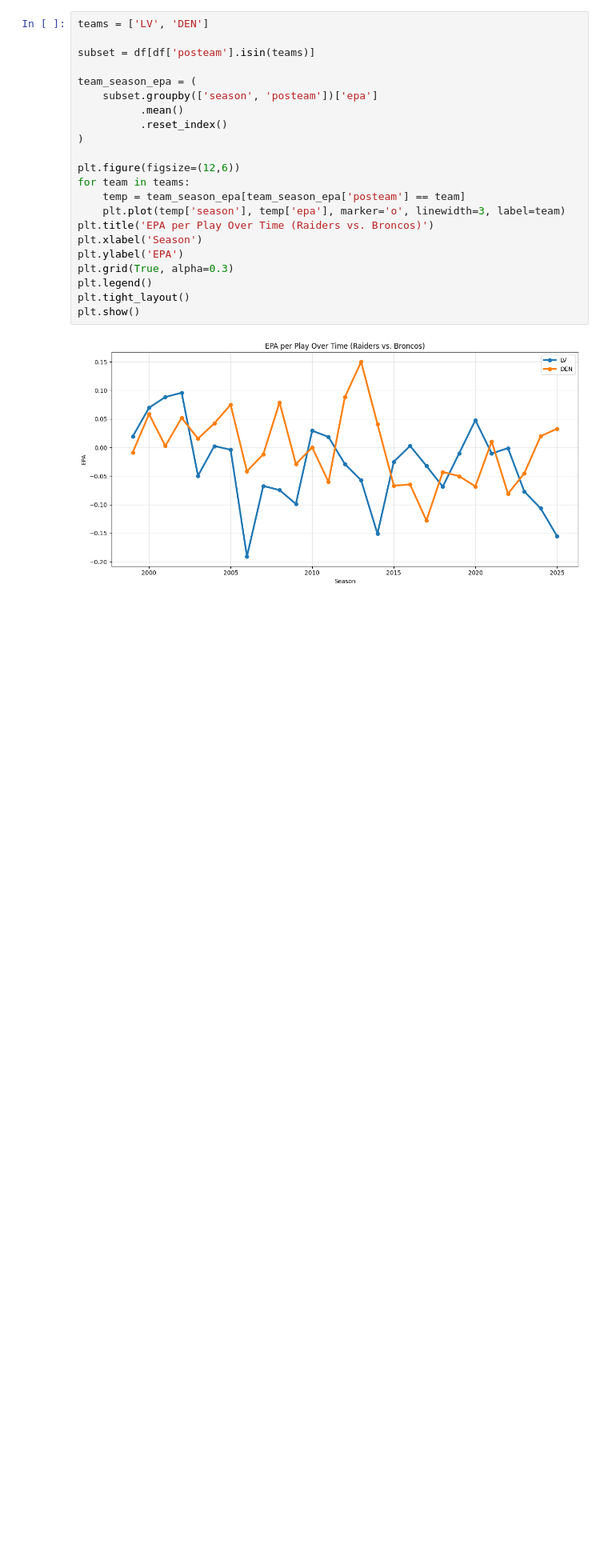
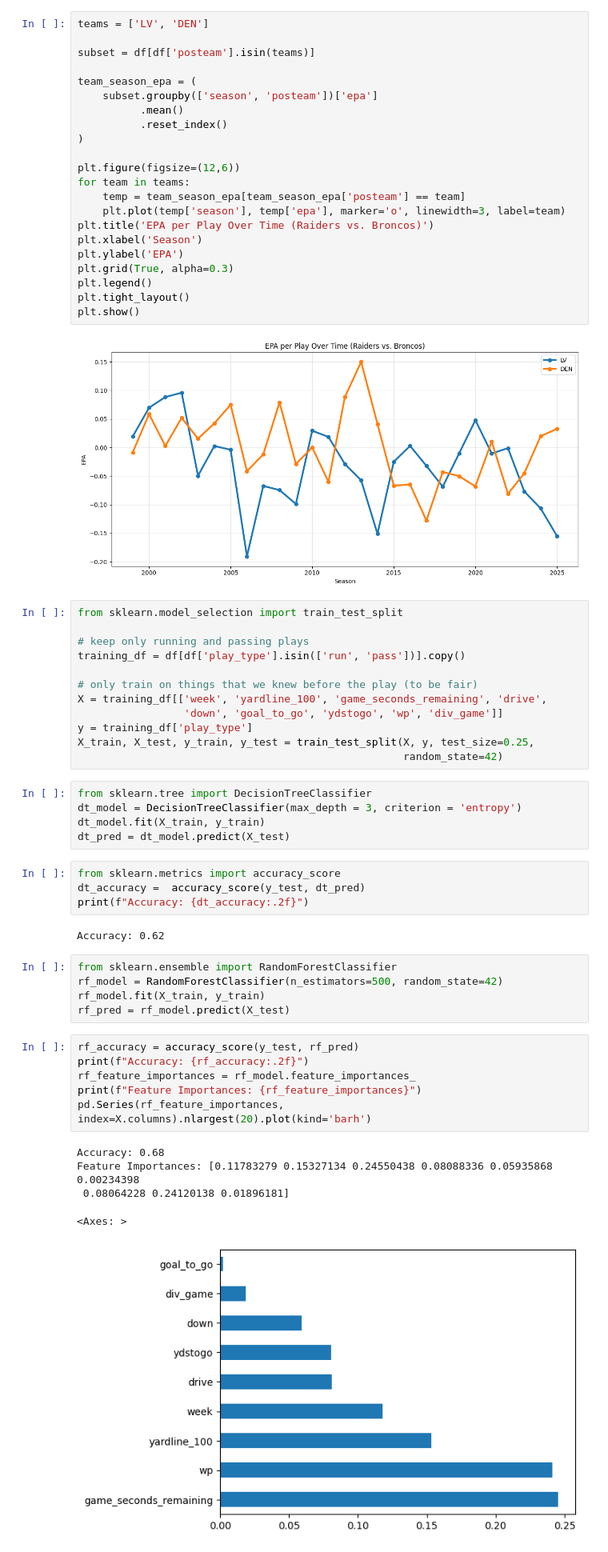
Before and after one commit to cwedell/bus673, a Jupyter notebook: NFLverse_EDA.ipynb, the cells around one changed output. Shown at 80% size. Cells and saved outputs as stored; diff of their text form; blank space fills up the shorter version.

```diff
--- a/NFLverse_EDA.ipynb
+++ b/NFLverse_EDA.ipynb
@@ -149,3 +173,43 @@ plt.tight_layout()
 plt.show()
 # %% [output]
 [figure]
+# %%
+from sklearn.model_selection import train_test_split
+
+# keep only running and passing plays
+training_df = df[df['play_type'].isin(['run', 'pass'])].copy()
+
+# only train on things that we knew before the play (to be fair)
+X = training_df[['week', 'yardline_100', 'game_seconds_remaining', 'drive',
+                 'down', 'goal_to_go', 'ydstogo', 'wp', 'div_game']]
+y = training_df['play_type']
+X_train, X_test, y_train, y_test = train_test_split(X, y, test_size=0.25,
+                                                    random_state=42)
+# %%
+from sklearn.tree import DecisionTreeClassifier
+dt_model = DecisionTreeClassifier(max_depth = 3, criterion = 'entropy')
+dt_model.fit(X_train, y_train)
+dt_pred = dt_model.predict(X_test)
+# %%
+from sklearn.metrics import accuracy_score
+dt_accuracy =  accuracy_score(y_test, dt_pred)
+print(f"Accuracy: {dt_accuracy:.2f}")
+# %% [output]
+Accuracy: 0.62
+# %%
+from sklearn.ensemble import RandomForestClassifier
+rf_model = RandomForestClassifier(n_estimators=500, random_state=42)
+rf_model.fit(X_train, y_train)
+rf_pred = rf_model.predict(X_test)
+# %%
+rf_accuracy = accuracy_score(y_test, rf_pred)
+print(f"Accuracy: {rf_accuracy:.2f}")
+rf_feature_importances = rf_model.feature_importances_
+print(f"Feature Importances: {rf_feature_importances}")
+pd.Series(rf_feature_importances, index=X.columns).nlargest(20).plot(kind='barh')
+# %% [output]
+Accuracy: 0.68
+Feature Importances: [0.11783279 0.15327134 0.24550438 0.08088336 0.05935868 0.00234398
+ 0.08064228 0.24120138 0.01896181]
+<Axes: >
+[figure, added]
```
Also changed, not shown: parts of 11 cells of this notebook.
